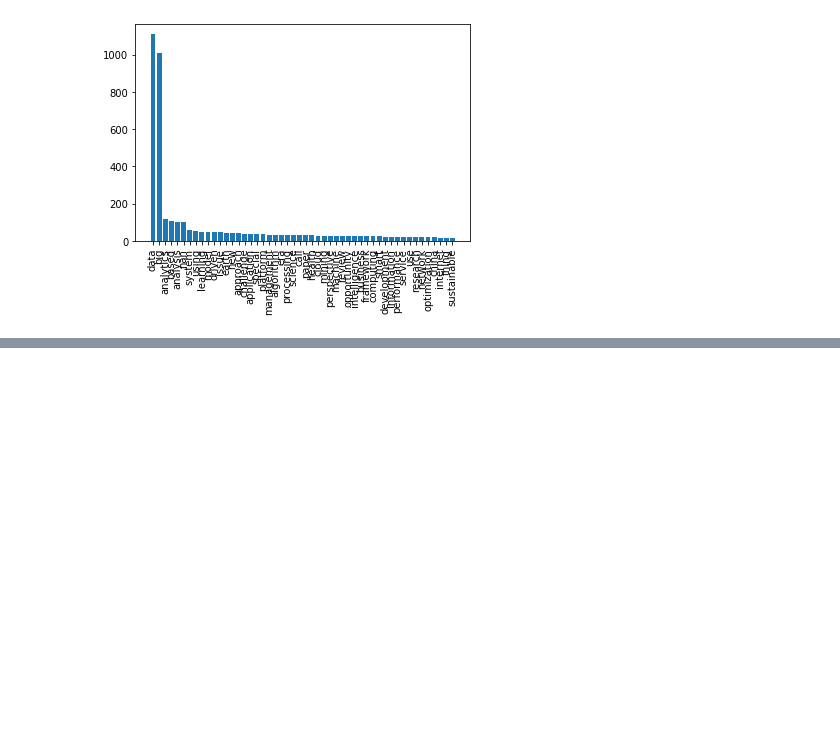
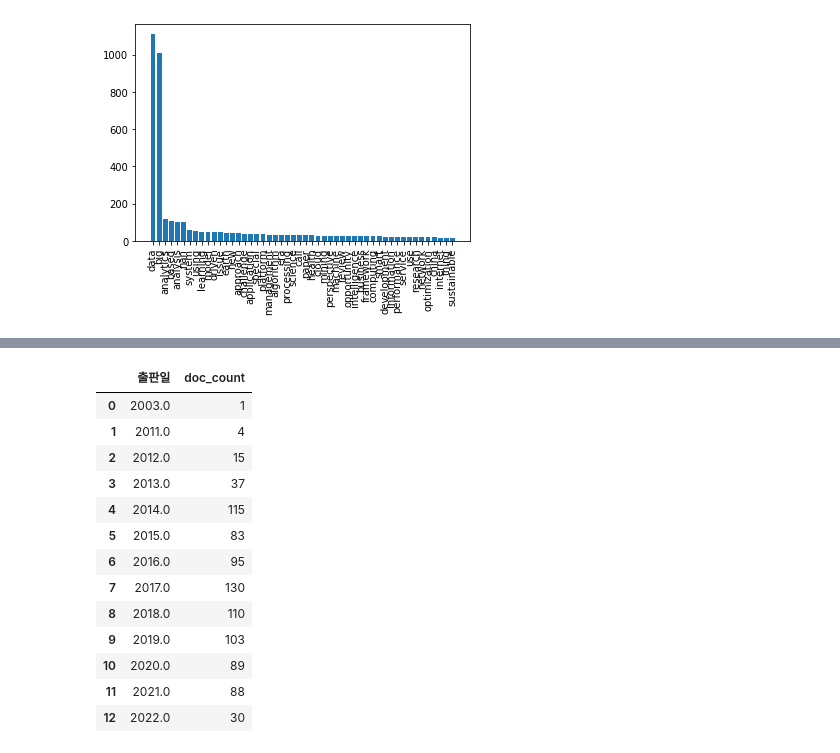
Before and after one commit to bank2014/Python_Datamining, a Jupyter notebook: 8장 영어단어분석.ipynb, the cells around one changed output, grey strips where cells are left out. Saved outputs shown, nothing was run; the diff lists cells and outputs as text; code cells hidden in the pictures; blank space fills up the shorter version.

```diff
--- a/8장 영어단어분석.ipynb
+++ b/8장 영어단어분석.ipynb
@@ -246,0 +255,19 @@ plt.show()
+# %%
+all_files_data_concat['doc_count'] = 0
+summary_year = all_files_data_concat.groupby('출판일', as_index = False)['doc_count'].count()
+summary_year #출력하여 내용 확인
+# %% [output]
+|  | 출판일 | doc_count |
+| 0 | 2003.0 | 1 |
+| 1 | 2011.0 | 4 |
+| 2 | 2012.0 | 15 |
+| 3 | 2013.0 | 37 |
+| 4 | 2014.0 | 115 |
+| 5 | 2015.0 | 83 |
+| 6 | 2016.0 | 95 |
+| 7 | 2017.0 | 130 |
+| 8 | 2018.0 | 110 |
+| 9 | 2019.0 | 103 |
+| 10 | 2020.0 | 89 |
+| 11 | 2021.0 | 88 |
+| 12 | 2022.0 | 30 |
```
Also changed, not shown: parts of 7 cells of this notebook, 1 other file.
